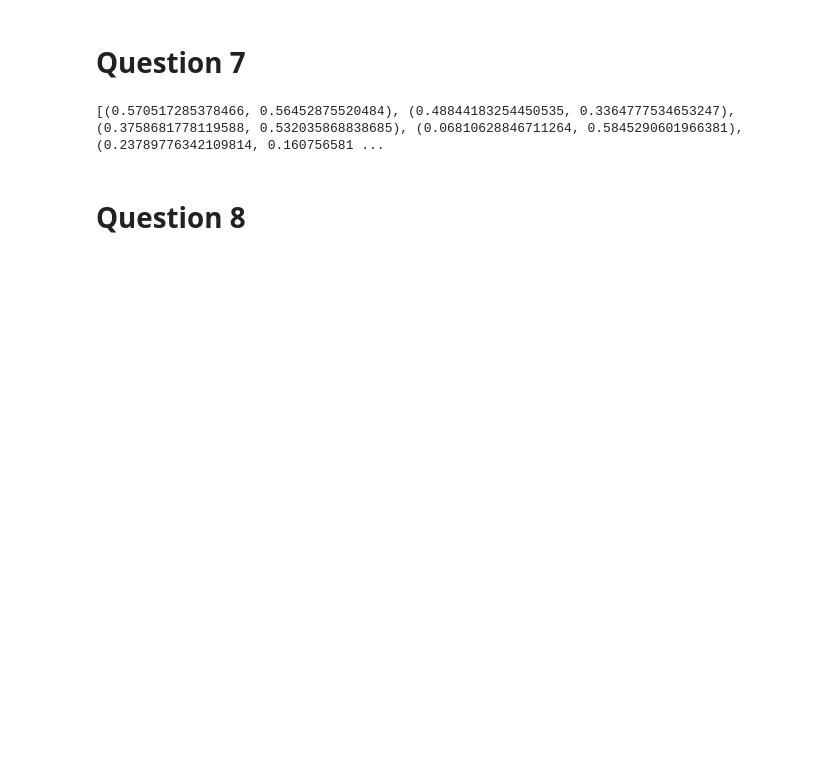
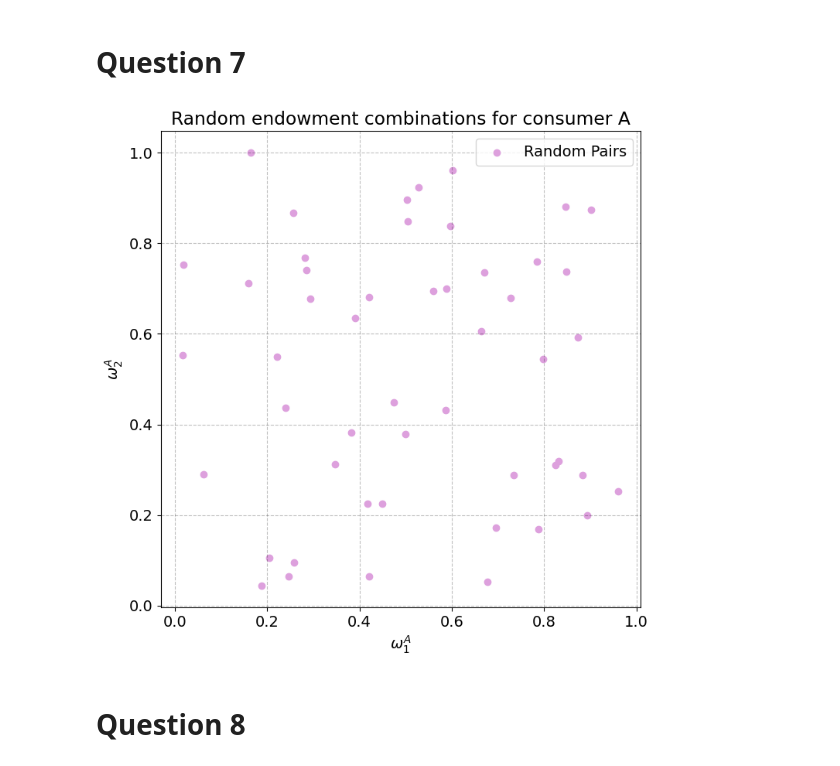
Before and after one commit to NumEconCopenhagen/projects-2024-rqt881, a Jupyter notebook: inauguralproject/inauguralproject.ipynb, the cells around one changed output. Saved outputs shown, nothing was run; the diff lists cells and outputs as text; code cells hidden in the pictures; blank space fills up the shorter version.

```diff
--- a/inauguralproject/inauguralproject.ipynb
+++ b/inauguralproject/inauguralproject.ipynb
@@ -365,19 +376,29 @@ ax_A.legend(frameon=True, loc='upper left', bbox_to_anchor=(0.5, -0.1))
 # Question 7
 # %%
 # Set the random seed for reproducibility of results
-np.random.seed(2000)
+np.random.seed(2024)
 
 # Initialize an empty list to store pairs of random numbers
 W_pairs = []
 for _ in range(50):  # Iterate to generate 50 pairs
     # Generate a pair of random numbers each in the range [0, 1]
     pair = (np.random.uniform(0, 1), np.random.uniform(0, 1))
     W_pairs.append(pair)  # Add the generated pair to the list
 
-# Print the list of generated pairs
-print(W_pairs)
+# Unpack the pairs into two lists for plotting
+x_values, y_values = zip(*W_pairs)
+
+# Create a scatter plot
+plt.figure(figsize=(8, 8))
+plt.scatter(x_values, y_values, color='plum', marker='o', label='Random Pairs')
+plt.title('Random endowment combinations for consumer A')
+plt.xlabel('$\omega_{1}^{A}$')
+plt.ylabel('$\omega_{2}^{A}$')
+plt.grid(True)
+plt.legend()
+plt.show()
 # %% [output]
-[(0.570517285378466, 0.56452875520484), (0.48844183254450535, 0.3364777534653247), (0.3758681778119588, 0.532035868838685), (0.06810628846711264, 0.5845290601966381), (0.23789776342109814, 0.160756581 ...
+[figure, added]
 # %% [markdown]
 # Question 8
 # %%
```
Also changed, not shown: parts of 9 cells of this notebook, 2 other files.
